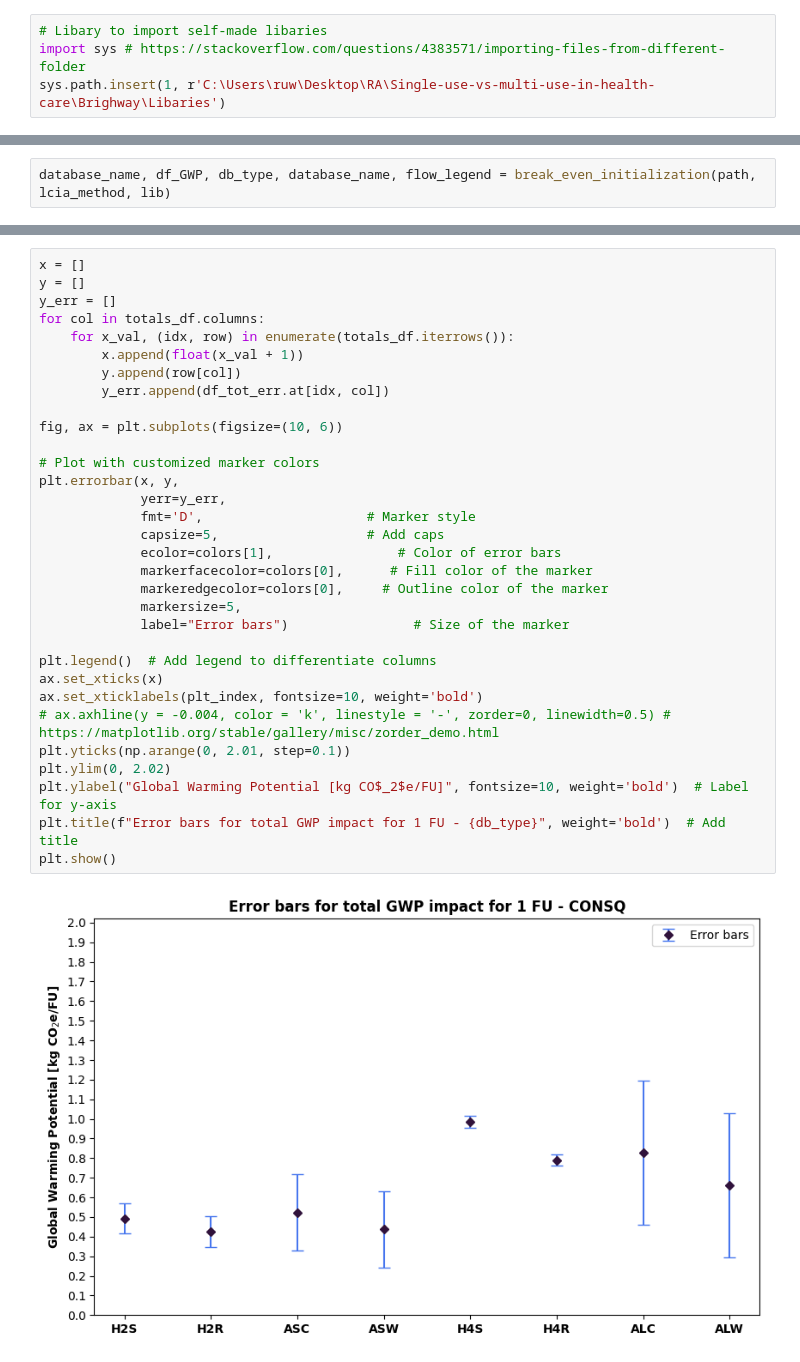
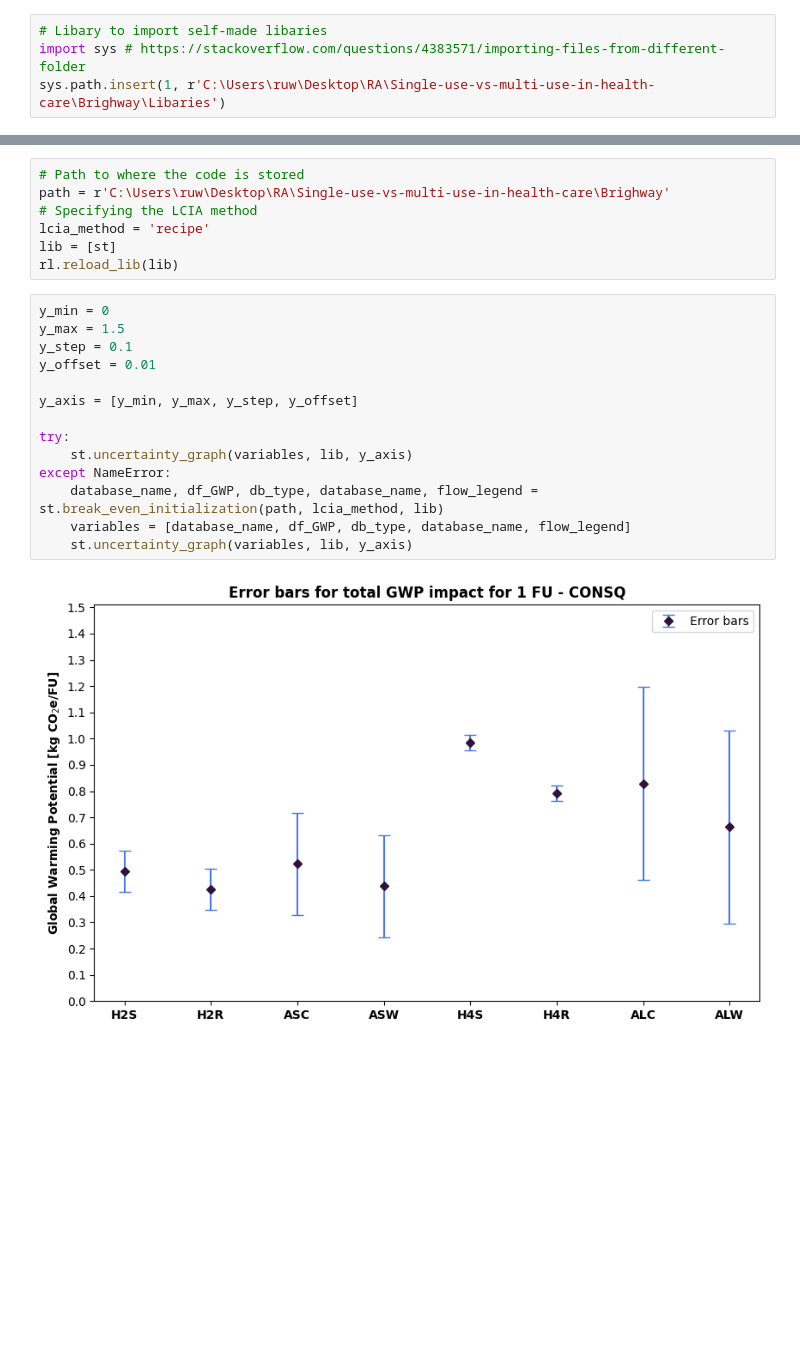
Before and after one commit to RuneWF/Single-use-vs-multi-use-in-health-care, a Jupyter notebook: Brighway/Ofir/sensitivity.ipynb, the cells around one changed output, grey strips where cells are left out. Saved outputs shown, nothing was run; the diff lists cells and outputs as text; blank space fills up the shorter version.

```diff
--- a/Brighway/Ofir/sensitivity.ipynb
+++ b/Brighway/Ofir/sensitivity.ipynb
@@ -56,2 +20,0 @@ def break_even_initialization(path, lcia_method, lib):
-# %%
-database_name, df_GWP, db_type, database_name, flow_legend = break_even_initialization(path, lcia_method, lib)
@@ -162,34 +21,23 @@ colors = s.plot_colors(plt_index,'turbo')
-# %%
-x = []
-y = []
-y_err = []
-for col in totals_df.columns:
-    for x_val, (idx, row) in enumerate(totals_df.iterrows()):
-        x.append(float(x_val + 1))
-        y.append(row[col])
-        y_err.append(df_tot_err.at[idx, col])
-
-fig, ax = plt.subplots(figsize=(10, 6))
-
-# Plot with customized marker colors
-plt.errorbar(x, y,
-             yerr=y_err,
-             fmt='D',                     # Marker style
-             capsize=5,                   # Add caps
-             ecolor=colors[1],                # Color of error bars
-             markerfacecolor=colors[0],      # Fill color of the marker
-             markeredgecolor=colors[0],     # Outline color of the marker
-             markersize=5,
-             label="Error bars")                # Size of the marker
-
-plt.legend()  # Add legend to differentiate columns
-ax.set_xticks(x)
-ax.set_xticklabels(plt_index, fontsize=10, weight='bold')
-# ax.axhline(y = -0.004, color = 'k', linestyle = '-', zorder=0, linewidth=0.5) # https://matplotlib.org/stable/gallery/misc/zorder_demo.html
-plt.yticks(np.arange(0, 2.01, step=0.1))
-plt.ylim(0, 2.02)
-plt.ylabel("Global Warming Potential [kg CO$_2$e/FU]", fontsize=10, weight='bold')  # Label for y-axis
-plt.title(f"Error bars for total GWP impact for 1 FU - {db_type}", weight='bold')  # Add title
-plt.show()
-# %% [output]
-[figure, removed]
+# %%
+# Path to where the code is stored
+path = r'C:\Users\ruw\Desktop\RA\Single-use-vs-multi-use-in-health-care\Brighway'
+# Specifying the LCIA method
+lcia_method = 'recipe'
+lib = [st]
+rl.reload_lib(lib)
+# %%
+y_min = 0
+y_max = 1.5
+y_step = 0.1
+y_offset = 0.01
+
+y_axis = [y_min, y_max, y_step, y_offset]
+
+try:
+    st.uncertainty_graph(variables, lib, y_axis)
+except NameError:
+    database_name, df_GWP, db_type, database_name, flow_legend = st.break_even_initialization(path, lcia_method, lib)
+    variables = [database_name, df_GWP, db_type, database_name, flow_legend]
+    st.uncertainty_graph(variables, lib, y_axis)
+# %% [output]
+[figure, added]
```
Also changed, not shown: parts of 15 cells of this notebook, 22 other files.
